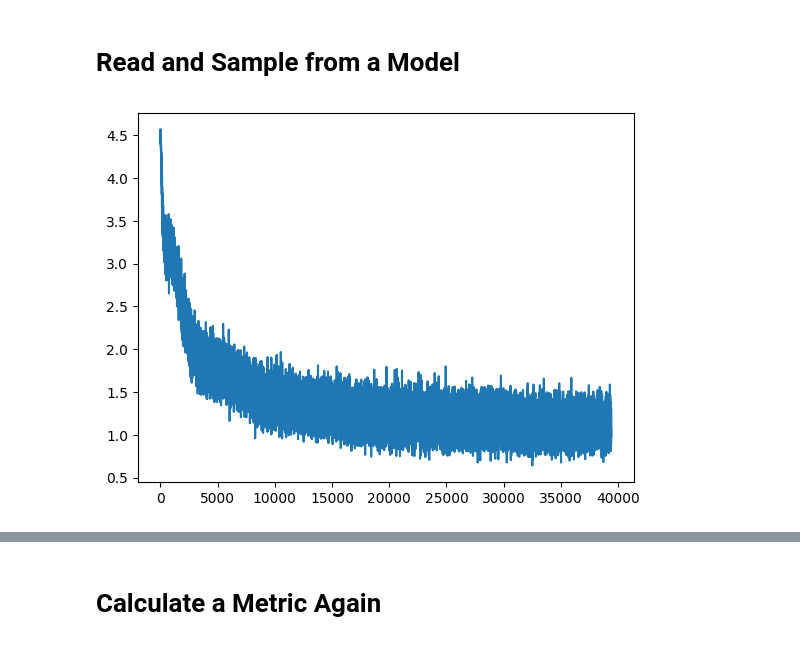
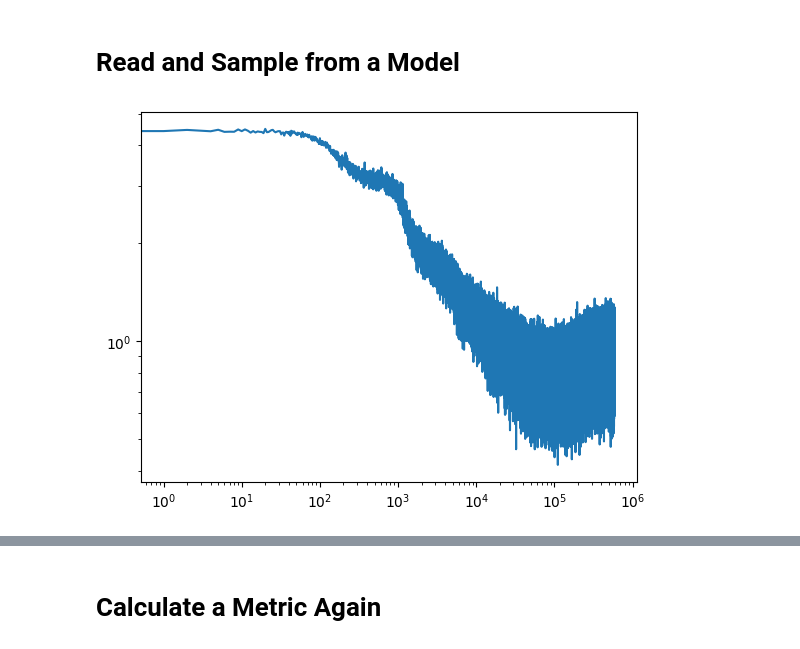
Before and after one commit to cesarali/conditional_rate_matching, a Jupyter notebook: notebooks/Models/CRM/Music/BasicModelCall.ipynb, the cells around one changed output, grey strips where cells are left out. Saved outputs shown, nothing was run; the diff lists cells and outputs as text; code cells hidden in the pictures.

```diff
--- a/notebooks/Models/CRM/Music/BasicModelCall.ipynb
+++ b/notebooks/Models/CRM/Music/BasicModelCall.ipynb
@@ -80,4 +73,16 @@ plt.show()
 [figure]
 # %% [markdown]
 # Read and Sample from a Model
+# %%
+path  = '/home/df630/conditional_rate_matching/results/piano_roll_transformer_10k_epochs_uniform/crm/gamma_optimal'
+# path = '/home/df630/conditional_rate_matching/results/piano_roll_transformer_10k_epochs_OTlog/crm/gamma_optimal'
+experiment_files = ExperimentFiles(experiment_dir=path)
+results_ = experiment_files.load_results(checkpoint=6250)
+
+plt.plot(results_["all_training_loss"])
+plt.xscale("log")
+plt.yscale("log")
+plt.show()
+# %% [output]
+[figure, added]
 # %%
@@ -88,10 +92 @@ crm.config.pipeline.time_epsilon = 0.005
 x1, x_hist, t = crm.pipeline(sample_size=10, train=False, return_path=True)
-# %%
-experiment_files = ExperimentFiles(experiment_dir=path)
-results_ = experiment_files.load_results()
-plt.plot(results_["all_training_loss"])
-
-# plt.yscale("log")z
-plt.show()
-# %% [output]
-[figure, removed]
```
Also changed, not shown: parts of 6 cells of this notebook, 9 other files.
